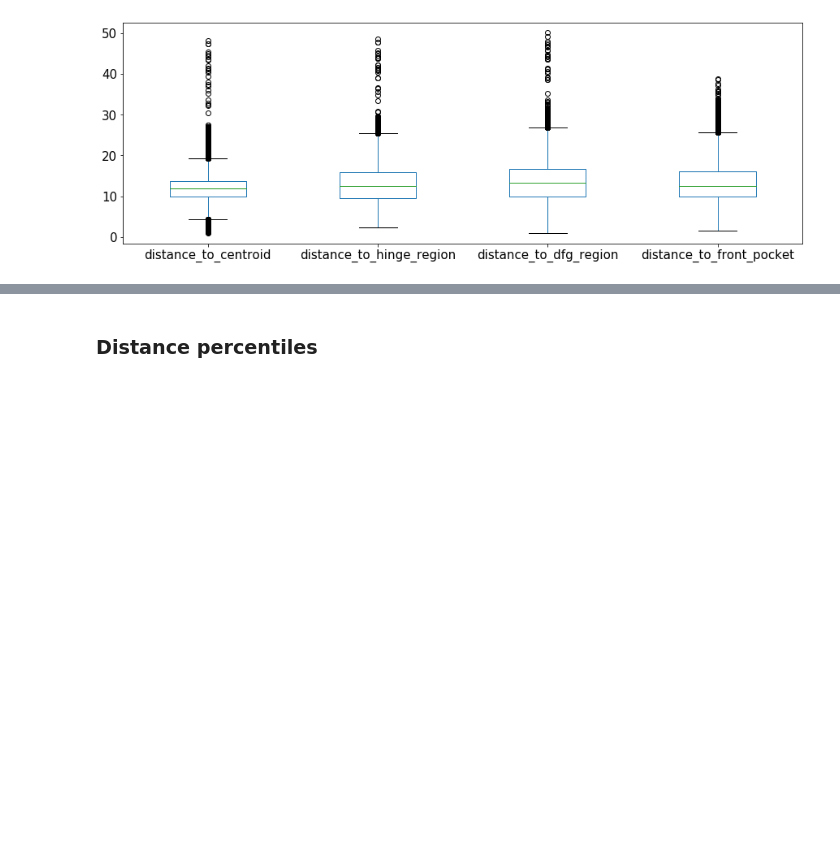
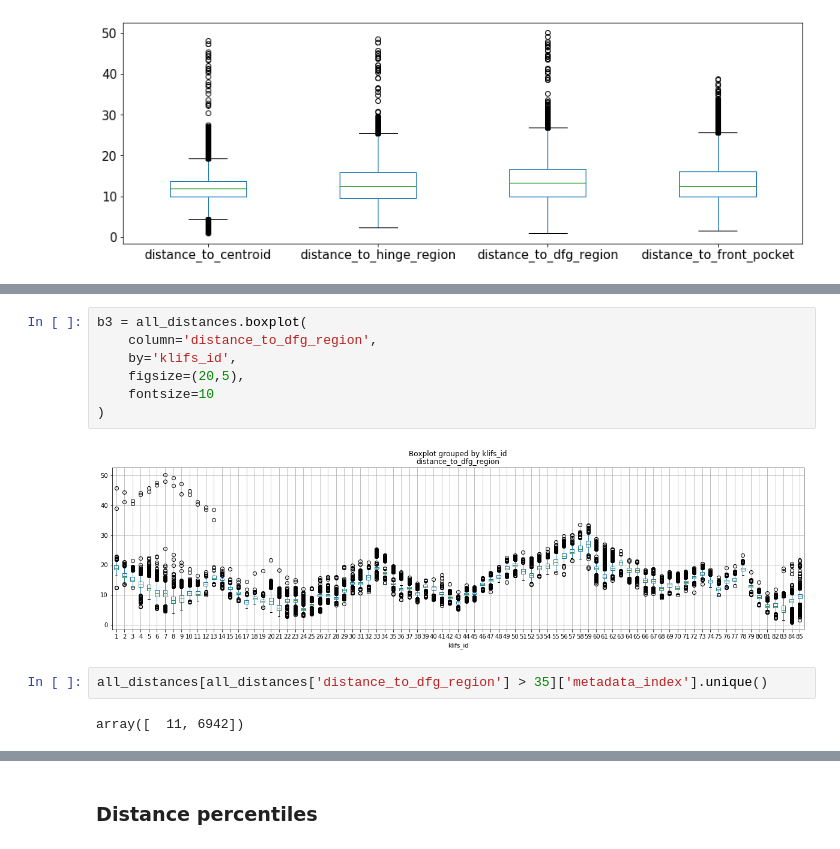
Before and after one commit to volkamerlab/kissim, a Jupyter notebook: examples/notebooks/spatialfeatures_cutoffs.ipynb, the cells around one changed output, grey strips where cells are left out. Cells and saved outputs as stored; diff of their text form; blank space fills up the shorter version.

```diff
--- a/examples/notebooks/spatialfeatures_cutoffs.ipynb
+++ b/examples/notebooks/spatialfeatures_cutoffs.ipynb
@@ -124,0 +153,13 @@ boxplot = all_distances[
+# %%
+b3 = all_distances.boxplot(
+    column='distance_to_dfg_region',
+    by='klifs_id',
+    figsize=(20,5),
+    fontsize=10
+)
+# %% [output]
+[figure, added]
+# %%
+all_distances[all_distances['distance_to_dfg_region'] > 35]['metadata_index'].unique()
+# %% [output]
+array([  11, 6942])
```
Also changed, not shown: parts of 13 cells of this notebook.
